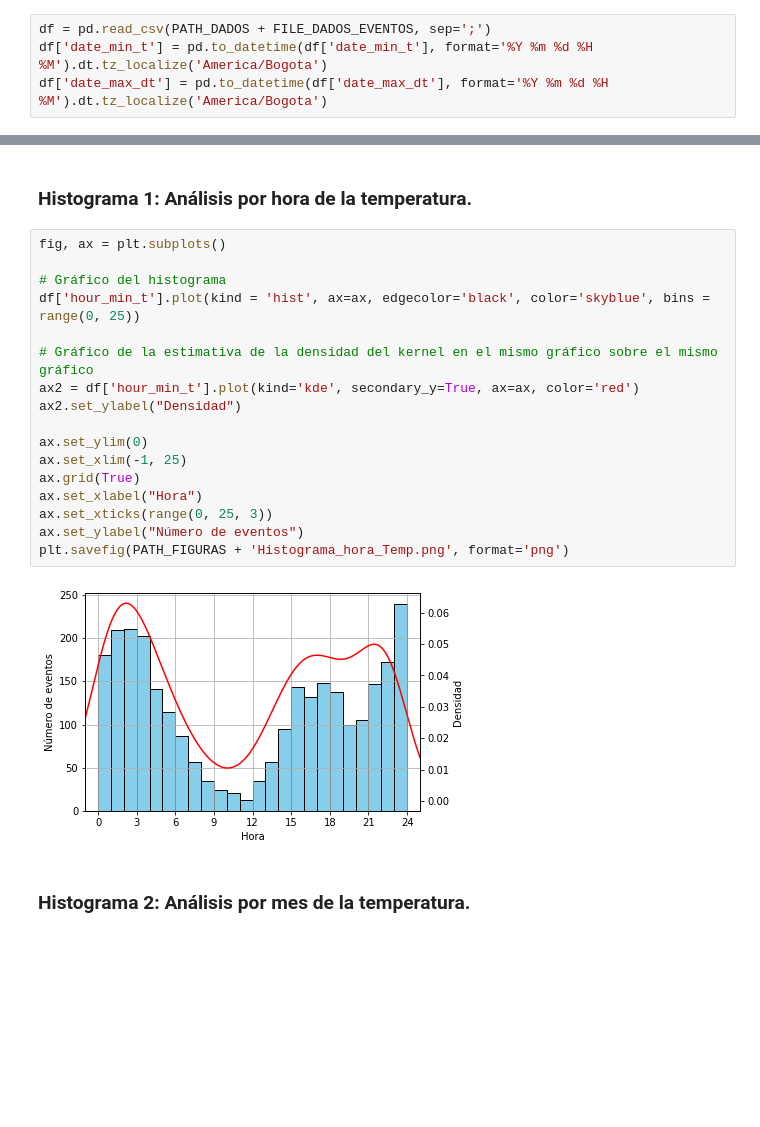
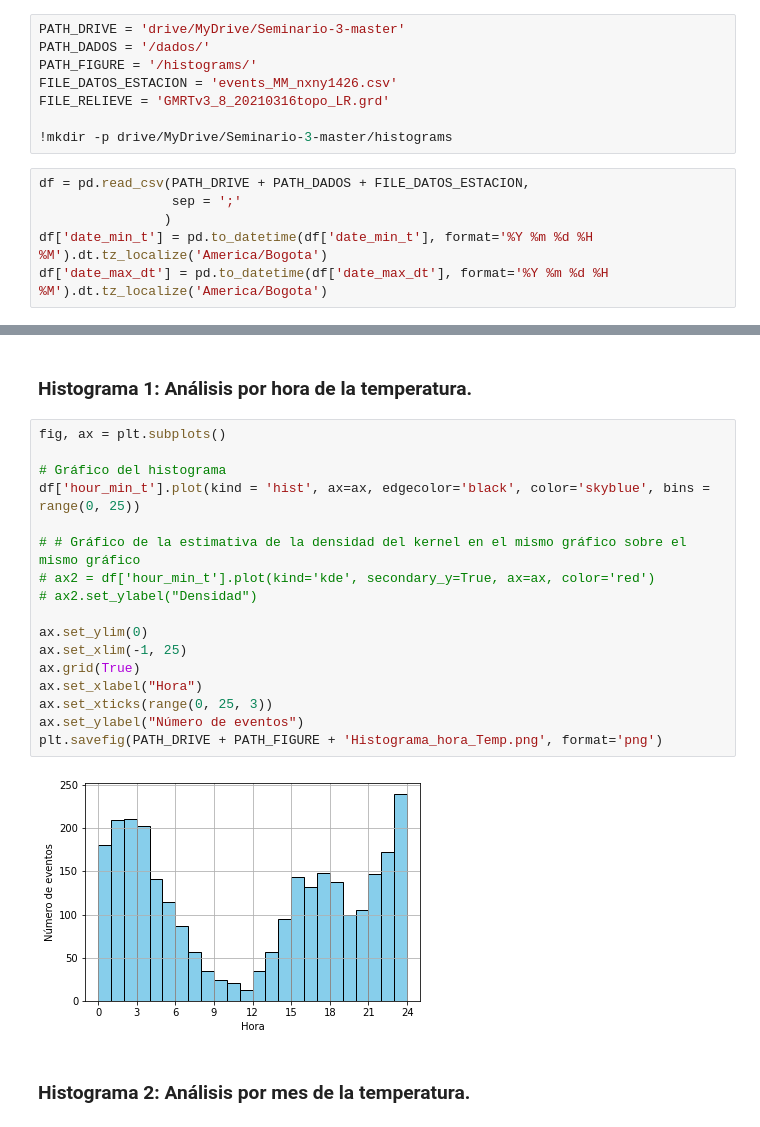
Before and after one commit to chris051091/Seminario-3, a Jupyter notebook: histograms/src/Histogramas.ipynb, the cells around one changed output, grey strips where cells are left out. Saved outputs shown, nothing was run; the diff lists cells and outputs as text; blank space fills up the shorter version.

Commit message:
Ajustado para crear histogramas en horarios definidos y comentado uso del KPE

```diff
--- a/histograms/src/Histogramas.ipynb
+++ b/histograms/src/Histogramas.ipynb
@@ -18,5 +18,15 @@ FILE_DADOS_EVENTOS = 'events_MM_nxny1426.csv'
+# %%
+PATH_DRIVE = 'drive/MyDrive/Seminario-3-master'
+PATH_DADOS = '/dados/'
+PATH_FIGURE = '/histograms/'
+FILE_DATOS_ESTACION = 'events_MM_nxny1426.csv'
+FILE_RELIEVE = 'GMRTv3_8_20210316topo_LR.grd'
+
+!mkdir -p drive/MyDrive/Seminario-3-master/histograms
 # %%
-df = pd.read_csv(PATH_DADOS + FILE_DADOS_EVENTOS, sep=';')
+df = pd.read_csv(PATH_DRIVE + PATH_DADOS + FILE_DATOS_ESTACION,
+                 sep = ';'
+                )
 df['date_min_t'] = pd.to_datetime(df['date_min_t'], format='%Y %m %d %H %M').dt.tz_localize('America/Bogota')
 df['date_max_dt'] = pd.to_datetime(df['date_max_dt'], format='%Y %m %d %H %M').dt.tz_localize('America/Bogota')
 # %%
@@ -29,22 +39,22 @@ df['month_max_dt'] = df['date_max_dt'].dt.month
 # %%
 fig, ax = plt.subplots()
 
 # Gráfico del histograma
 df['hour_min_t'].plot(kind = 'hist', ax=ax, edgecolor='black', color='skyblue', bins = range(0, 25))
 
-# Gráfico de la estimativa de la densidad del kernel en el mismo gráfico sobre el mismo gráfico
-ax2 = df['hour_min_t'].plot(kind='kde', secondary_y=True, ax=ax, color='red')
-ax2.set_ylabel("Densidad")
+# # Gráfico de la estimativa de la densidad del kernel en el mismo gráfico sobre el mismo gráfico
+# ax2 = df['hour_min_t'].plot(kind='kde', secondary_y=True, ax=ax, color='red')
+# ax2.set_ylabel("Densidad")
 
 ax.set_ylim(0)
 ax.set_xlim(-1, 25)
 ax.grid(True)
 ax.set_xlabel("Hora")
 ax.set_xticks(range(0, 25, 3))
 ax.set_ylabel("Número de eventos")
-plt.savefig(PATH_FIGURAS + 'Histograma_hora_Temp.png', format='png')
+plt.savefig(PATH_DRIVE + PATH_FIGURE + 'Histograma_hora_Temp.png', format='png')
 # %% [output]
-[figure, old version]
+[figure, new version]
 # %% [markdown]
 ### Histograma 2: Análisis por mes de la temperatura.
 # %%
```
Also changed, not shown: parts of 13 cells of this notebook.
